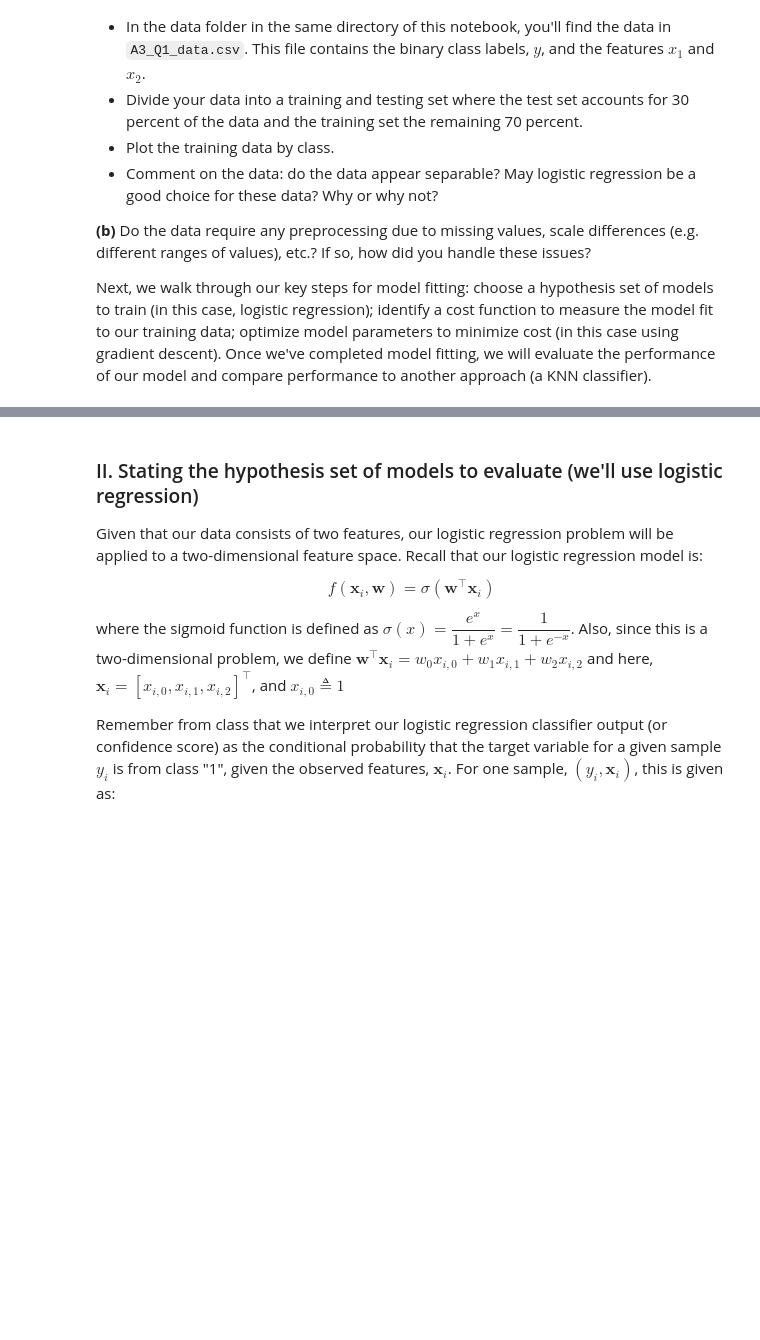
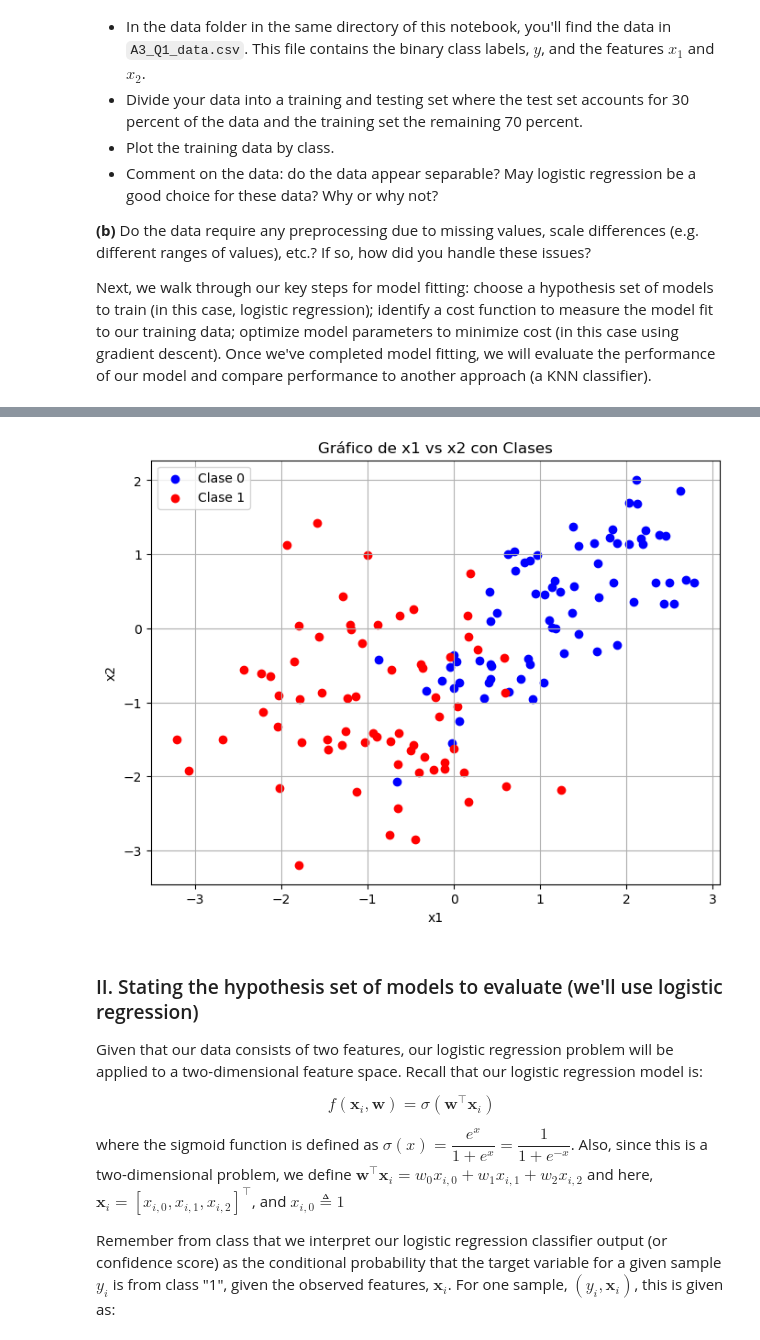
Before and after one commit to BarbaraPFloresRios/IDS705_PrinciplesOfMachineLearning, a Jupyter notebook: Assignment_3_SupervisedLearning_ModelTrainingAndEvaluation/Assignment_3.ipynb, the cells around one changed output, grey strips where cells are left out. Saved outputs shown, nothing was run; the diff lists cells and outputs as text; code cells hidden in the pictures; blank space fills up the shorter version.

```diff
--- a/Assignment_3_SupervisedLearning_ModelTrainingAndEvaluation/Assignment_3.ipynb
+++ b/Assignment_3_SupervisedLearning_ModelTrainingAndEvaluation/Assignment_3.ipynb
@@ -62,3 +61,30 @@ Q1_data
+# %%
+import matplotlib.pyplot as plt
+
+# Supongamos que train_data es un DataFrame de pandas
+# train_data tiene las columnas 'x1', 'x2' y 'y'
+
+# Separar los datos en dos clases según el valor de 'y'
+clase_0 = train_data[train_data["y"] == 0]
+clase_1 = train_data[train_data["y"] == 1]
+
+# Graficar los datos
+plt.figure(figsize=(8, 6))
+
+# Graficar los puntos de la clase 0
+plt.scatter(clase_0["x1"], clase_0["x2"], color="blue", label="Clase 0")
+
+# Graficar los puntos de la clase 1
+plt.scatter(clase_1["x1"], clase_1["x2"], color="red", label="Clase 1")
+
+plt.xlabel("x1")
+plt.ylabel("x2")
+plt.title("Gráfico de x1 vs x2 con Clases")
+plt.legend()
+plt.grid(True)
+plt.show()
+# %% [output]
+[figure, added]
 # %% [markdown]
 ### II. Stating the hypothesis set of models to evaluate (we'll use logistic regression)
 
```
Also changed, not shown: parts of 4 cells of this notebook.
